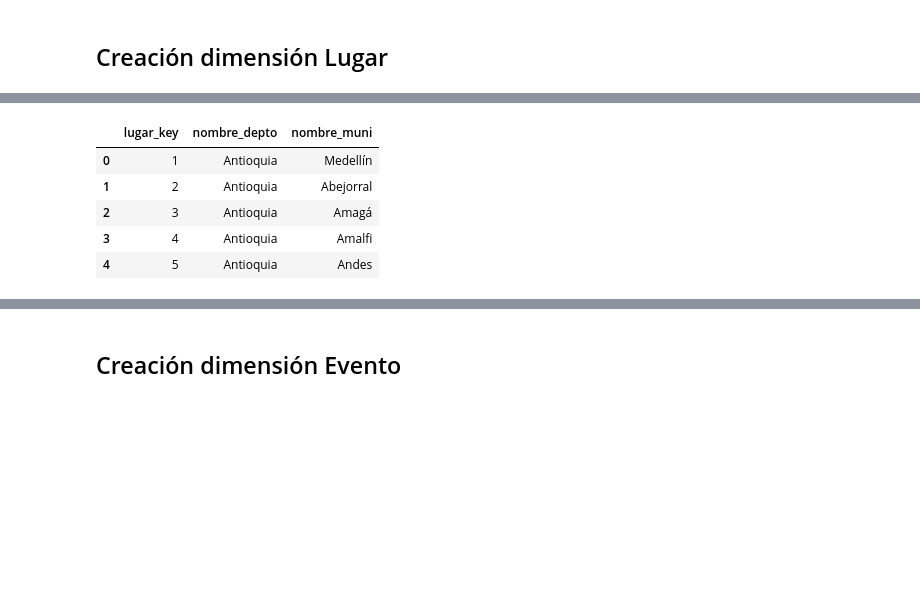
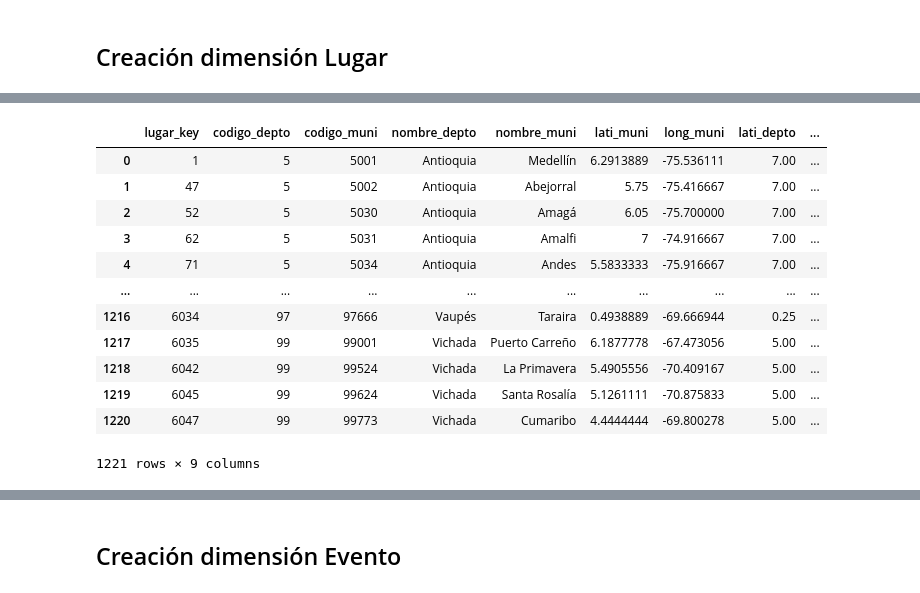
Before and after one commit to Repositorios-ISIS/ISIS-3301-P2, a Jupyter notebook: proyecto2.ipynb, the cells around one changed output, grey strips where cells are left out. Saved outputs shown, nothing was run; the diff lists cells and outputs as text; code cells hidden in the pictures; blank space fills up the shorter version.

```diff
--- a/proyecto2.ipynb
+++ b/proyecto2.ipynb
@@ -320,18 +308,37 @@ r2.head(5)
+# %%
+df_lugar = df_lugar.drop_duplicates()
 # %%
 #Creamos el dataframe
-df_lugar = r2.copy()
-df_lugar = df_lugar.drop(columns=['a'])
 df_lugar = df_lugar.reset_index()
-df_lugar.columns = ["lugar_key","nombre_depto", "nombre_muni"]
+df_lugar.columns = ["lugar_key","codigo_depto","codigo_muni","nombre_depto", "nombre_muni"]
+df_lugar["codigo_depto"] = df_lugar["codigo_depto"].astype('int32')
 df_lugar["lugar_key"] = df_lugar["lugar_key"]+1
+# %%
+#Vamos a añadir las latitudes y las longitudes.
+muni = pd.read_csv('data/colombia_muni.csv', header=None, encoding='utf8')
+muni.columns = ["codigo_muni","nombre_muni","codigo_depto","nombre_depto", "lati_muni", "long_muni"]
+muni = muni.drop(columns=["nombre_muni",'codigo_depto','nombre_depto'])
+depto = pd.read_csv('data/colombia_depto.csv', header=None, encoding='utf8')
+depto.columns = ["codigo_depto","nombre_depto","lati_depto", "long_depto"]
+depto = depto.drop(columns=["nombre_depto"])
+# %%
+df_lugar = pd.merge(df_lugar, muni, on='codigo_muni')
+df_lugar = pd.merge(df_lugar, depto, on='codigo_depto')
 # %%
-df_lugar.head(5)
+df_lugar
 # %% [output]
-|  | lugar_key | nombre_depto | nombre_muni |
-| 0 | 1 | Antioquia | Medellín |
-| 1 | 2 | Antioquia | Abejorral |
-| 2 | 3 | Antioquia | Amagá |
-| 3 | 4 | Antioquia | Amalfi |
-| 4 | 5 | Antioquia | Andes |
+|  | lugar_key | codigo_depto | codigo_muni | nombre_depto | nombre_muni | lati_muni | long_muni | lati_depto | ... |
+| 0 | 1 | 5 | 5001 | Antioquia | Medellín | 6.2913889 | -75.536111 | 7.00 | ... |
+| 1 | 47 | 5 | 5002 | Antioquia | Abejorral | 5.75 | -75.416667 | 7.00 | ... |
+| 2 | 52 | 5 | 5030 | Antioquia | Amagá | 6.05 | -75.700000 | 7.00 | ... |
+| 3 | 62 | 5 | 5031 | Antioquia | Amalfi | 7 | -74.916667 | 7.00 | ... |
+| 4 | 71 | 5 | 5034 | Antioquia | Andes | 5.5833333 | -75.916667 | 7.00 | ... |
+| ... | ... | ... | ... | ... | ... | ... | ... | ... | ... |
+| 1216 | 6034 | 97 | 97666 | Vaupés | Taraira | 0.4938889 | -69.666944 | 0.25 | ... |
+| 1217 | 6035 | 99 | 99001 | Vichada | Puerto Carreño | 6.1877778 | -67.473056 | 5.00 | ... |
+| 1218 | 6042 | 99 | 99524 | Vichada | La Primavera | 5.4905556 | -70.409167 | 5.00 | ... |
+| 1219 | 6045 | 99 | 99624 | Vichada | Santa Rosalía | 5.1261111 | -70.875833 | 5.00 | ... |
+| 1220 | 6047 | 99 | 99773 | Vichada | Cumaribo | 4.4444444 | -69.800278 | 5.00 | ... |
+1221 rows × 9 columns
 # %%
 #Actualizamos la tabla principal
```
Also changed, not shown: parts of 5 cells of this notebook, 2 other files.
